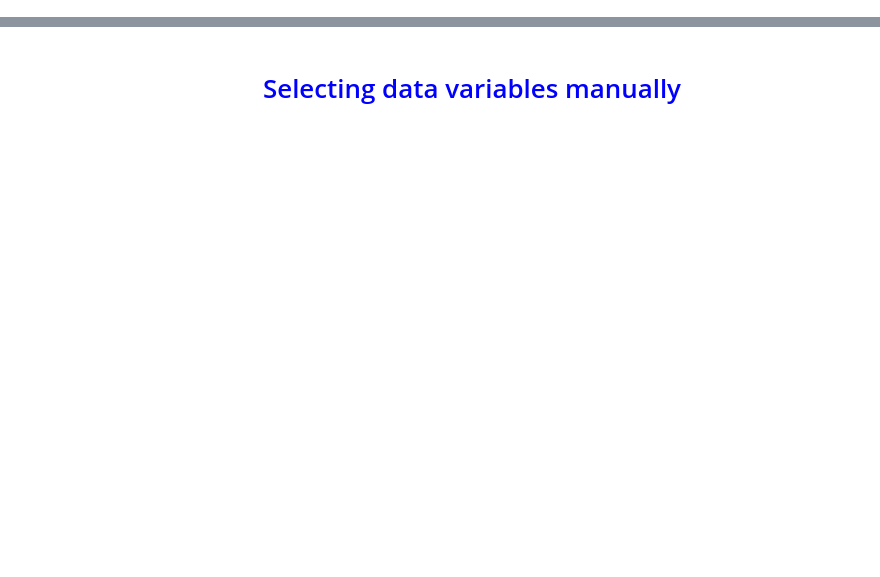
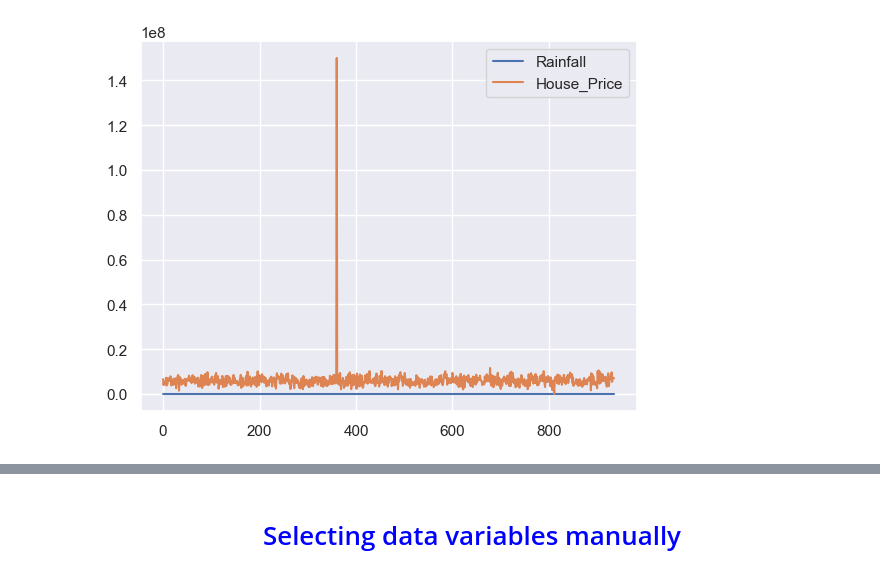
Before and after one commit to taufiksutanto/APDS, a Jupyter notebook: apds-2026-07-Data Manipulation with Pandas.ipynb, the cells around one changed output, grey strips where cells are left out. Drawn from its saved outputs; the diff is of its cells as text; code cells hidden in the pictures; blank space fills up the shorter version.

```diff
--- a/apds-2026-07-Data Manipulation with Pandas.ipynb
+++ b/apds-2026-07-Data Manipulation with Pandas.ipynb
@@ -147,4 +218,6 @@ price.info()
 # %%
-price[['Rainfall']].plot()
+p = price[['Rainfall','House_Price']].plot()
+# %% [output]
+[figure, added]
 # %%
 # "Peeking" at the last few rows of data
```
Also changed, not shown: parts of 77 cells of this notebook, 4 other files.
